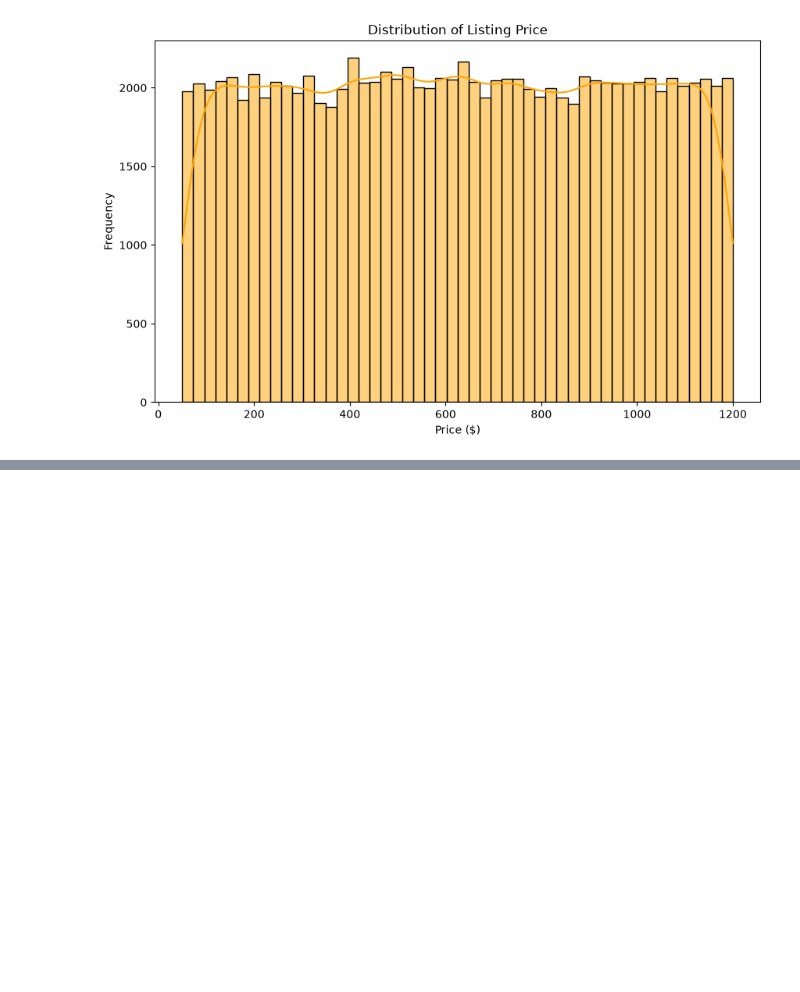
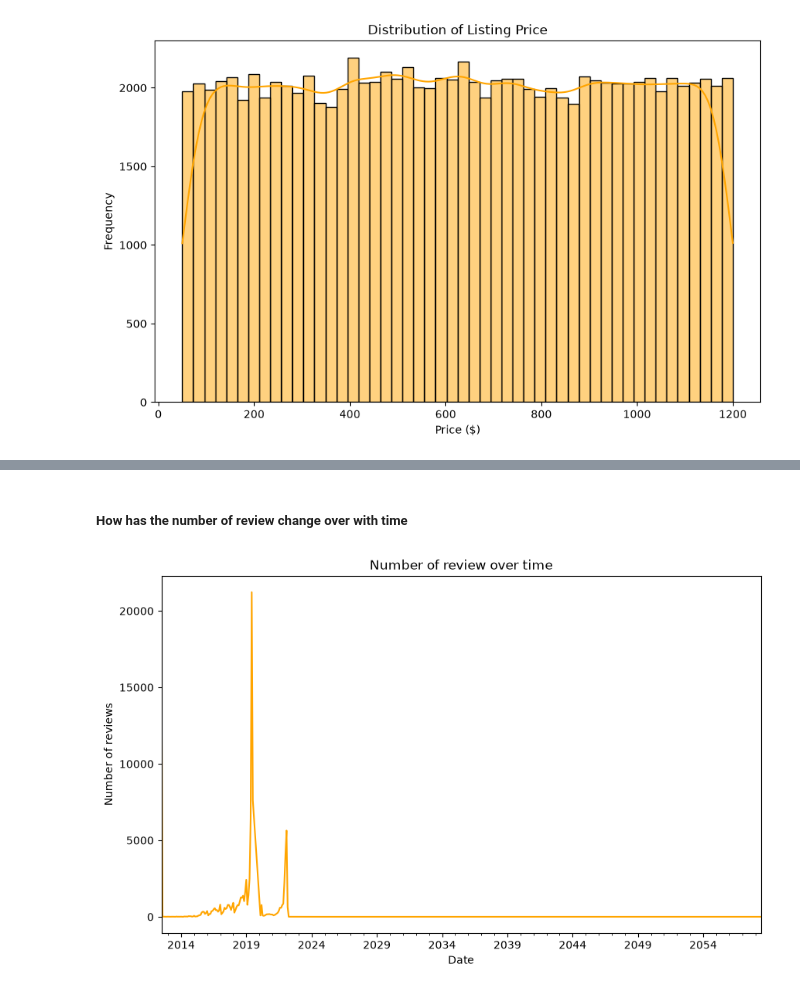
Before and after one commit to shiva3994/Practice, a Jupyter notebook: Daily Python/L_Airbnb_report.ipynb, the cells around one changed output, grey strips where cells are left out. Cells and saved outputs as stored; diff of their text form; code cells hidden in the pictures; blank space fills up the shorter version.

```diff
--- a/Daily Python/L_Airbnb_report.ipynb
+++ b/Daily Python/L_Airbnb_report.ipynb
@@ -301,0 +376,17 @@ plt.show()
+# %% [markdown]
+##### How has the number of review change over with time
+# %%
+df['last review'] = pd.to_datetime(df['last review'])
+
+review_over_time = df.groupby(df['last review'].dt.to_period('M')).size()
+
+plt.figure(figsize = (10,6))
+review_over_time.plot(kind = 'line', color = 'orange')
+
+plt.title('Number of review over time')
+plt.xlabel('Date')
+plt.ylabel('Number of reviews')
+
+plt.show()
+# %% [output]
+[figure, added]
```
Also changed, not shown: parts of 8 cells of this notebook.
